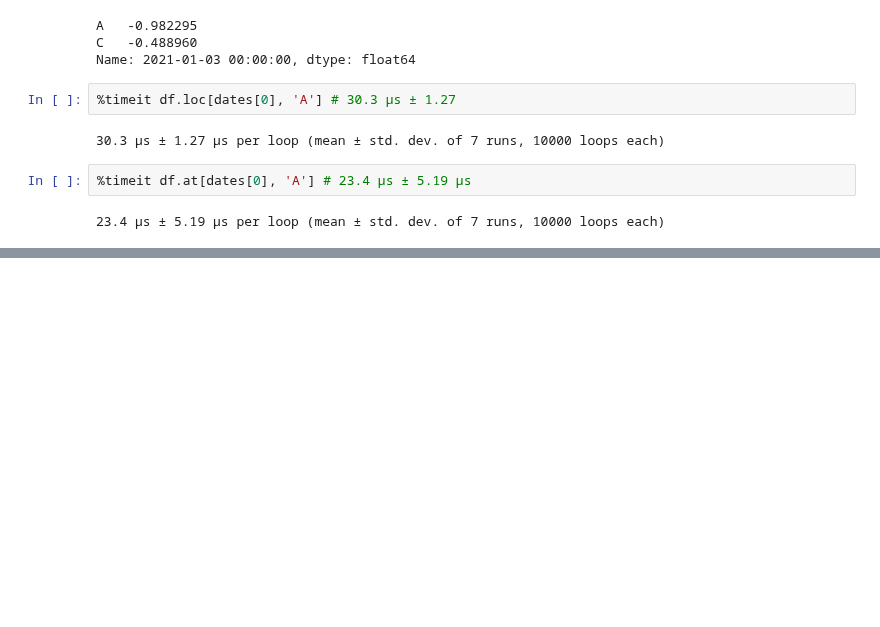
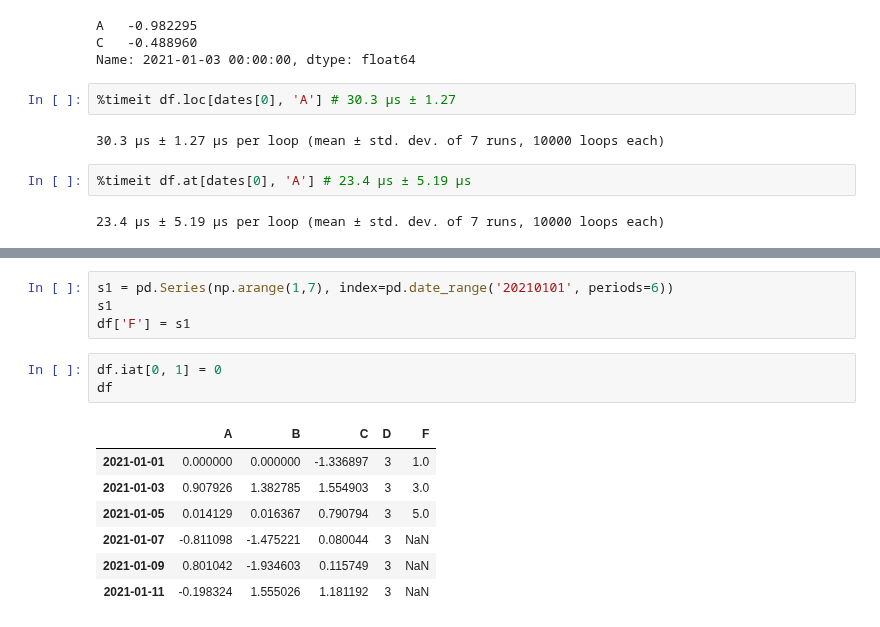
Before and after one commit to UtsavParashar/PythonProblems, a Jupyter notebook: PandasOffDoc.ipynb, the cells around one changed output, grey strips where cells are left out. Drawn from its saved outputs; the diff is of its cells as text; blank space fills up the shorter version.

```diff
--- a/PandasOffDoc.ipynb
+++ b/PandasOffDoc.ipynb
@@ -1121,0 +1194,15 @@ Name: 2021-01-03 00:00:00, dtype: float64
+# %%
+s1 = pd.Series(np.arange(1,7), index=pd.date_range('20210101', periods=6))
+s1
+df['F'] = s1
+# %%
+df.iat[0, 1] = 0
+df
+# %% [output]
+|  | A | B | C | D | F |
+| 2021-01-01 | 0.000000 | 0.000000 | -1.336897 | 3 | 1.0 |
+| 2021-01-03 | 0.907926 | 1.382785 | 1.554903 | 3 | 3.0 |
+| 2021-01-05 | 0.014129 | 0.016367 | 0.790794 | 3 | 5.0 |
+| 2021-01-07 | -0.811098 | -1.475221 | 0.080044 | 3 | NaN |
+| 2021-01-09 | 0.801042 | -1.934603 | 0.115749 | 3 | NaN |
+| 2021-01-11 | -0.198324 | 1.555026 | 1.181192 | 3 | NaN |
```
Also changed, not shown: parts of 36 cells of this notebook, 1 other file.
